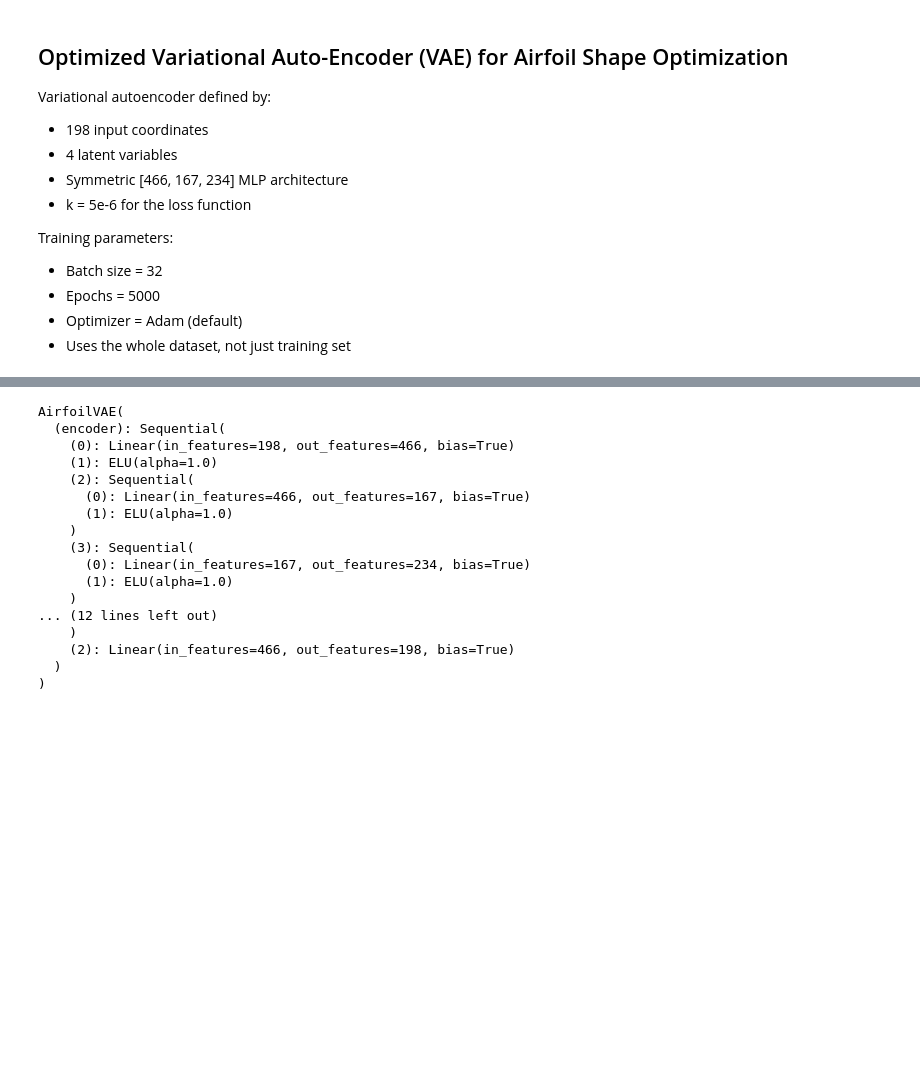
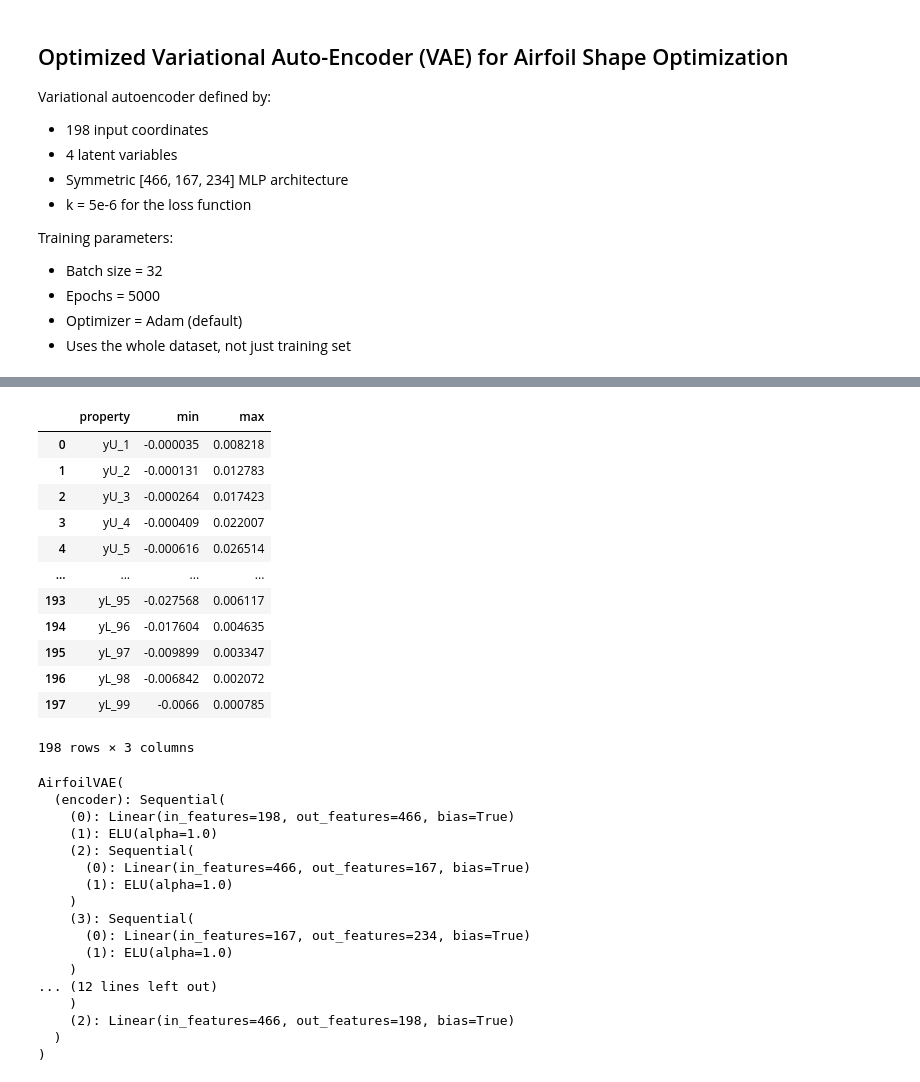
Before and after one commit to rombam/airfoilVAE, a Jupyter notebook: AirfoilVAE_opt.ipynb, the cells around one changed output, grey strips where cells are left out. Saved outputs shown, nothing was run; the diff lists cells and outputs as text; code cells hidden in the pictures; blank space fills up the shorter version.

```diff
--- a/AirfoilVAE_opt.ipynb
+++ b/AirfoilVAE_opt.ipynb
@@ -267,0 +270,16 @@ Shape of y: torch.Size([300, 198]) torch.float32
+# %%
+scaler_bounds
+# %% [output]
+|  | property | min | max |
+| 0 | yU_1 | -0.000035 | 0.008218 |
+| 1 | yU_2 | -0.000131 | 0.012783 |
+| 2 | yU_3 | -0.000264 | 0.017423 |
+| 3 | yU_4 | -0.000409 | 0.022007 |
+| 4 | yU_5 | -0.000616 | 0.026514 |
+| ... | ... | ... | ... |
+| 193 | yL_95 | -0.027568 | 0.006117 |
+| 194 | yL_96 | -0.017604 | 0.004635 |
+| 195 | yL_97 | -0.009899 | 0.003347 |
+| 196 | yL_98 | -0.006842 | 0.002072 |
+| 197 | yL_99 | -0.0066 | 0.000785 |
+198 rows × 3 columns
```
Also changed, not shown: parts of 9 cells of this notebook, 22 other files.
